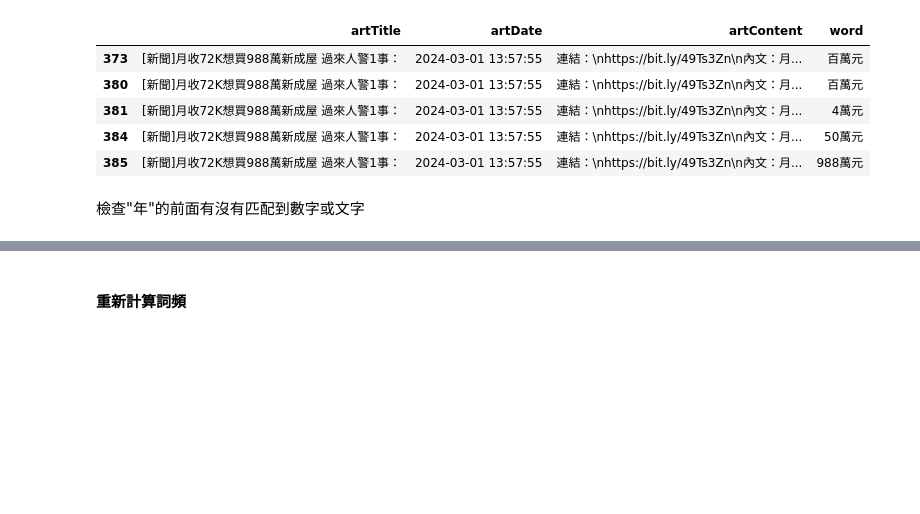
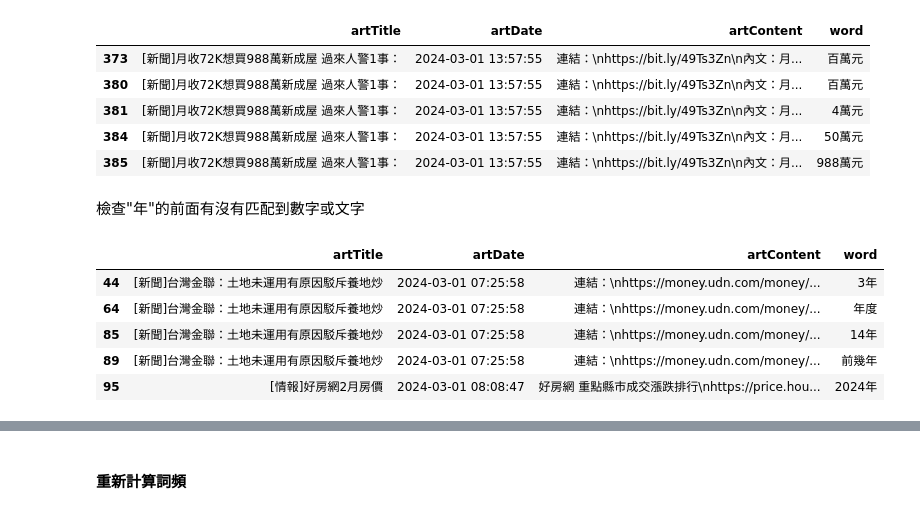
Before and after one commit to bf-yao/2025-SMA-Study-Group-8, a Jupyter notebook: study_group8-1.ipynb, the cells around one changed output, grey strips where cells are left out. Drawn from its saved outputs; the diff is of its cells as text; code cells hidden in the pictures; blank space fills up the shorter version.

```diff
--- a/study_group8-1.ipynb
+++ b/study_group8-1.ipynb
@@ -455,3 +434,13 @@ num_wanyuan.head(5)
 | 385 | [新聞]月收72K想買988萬新成屋 過來人警1事： | 2024-03-01 13:57:55 | 連結：\nhttps://bit.ly/49Ts3Zn\n內文：月... | 988萬元 |
 # %% [markdown]
 檢查"年"的前面有沒有匹配到數字或文字
+# %%
+num_year = nostop_df_updated[nostop_df_updated["word"].str.contains("年", na=False)]
+num_year.head()
+# %% [output]
+|  | artTitle | artDate | artContent | word |
+| 44 | [新聞]台灣金聯：土地未運用有原因駁斥養地炒 | 2024-03-01 07:25:58 | 連結：\nhttps://money.udn.com/money/... | 3年 |
+| 64 | [新聞]台灣金聯：土地未運用有原因駁斥養地炒 | 2024-03-01 07:25:58 | 連結：\nhttps://money.udn.com/money/... | 年度 |
+| 85 | [新聞]台灣金聯：土地未運用有原因駁斥養地炒 | 2024-03-01 07:25:58 | 連結：\nhttps://money.udn.com/money/... | 14年 |
+| 89 | [新聞]台灣金聯：土地未運用有原因駁斥養地炒 | 2024-03-01 07:25:58 | 連結：\nhttps://money.udn.com/money/... | 前幾年 |
+| 95 | [情報]好房網2月房價 | 2024-03-01 08:08:47 | 好房網 重點縣市成交漲跌排行\nhttps://price.hou... | 2024年 |
```
Also changed, not shown: parts of 37 cells of this notebook, 3 other files.
